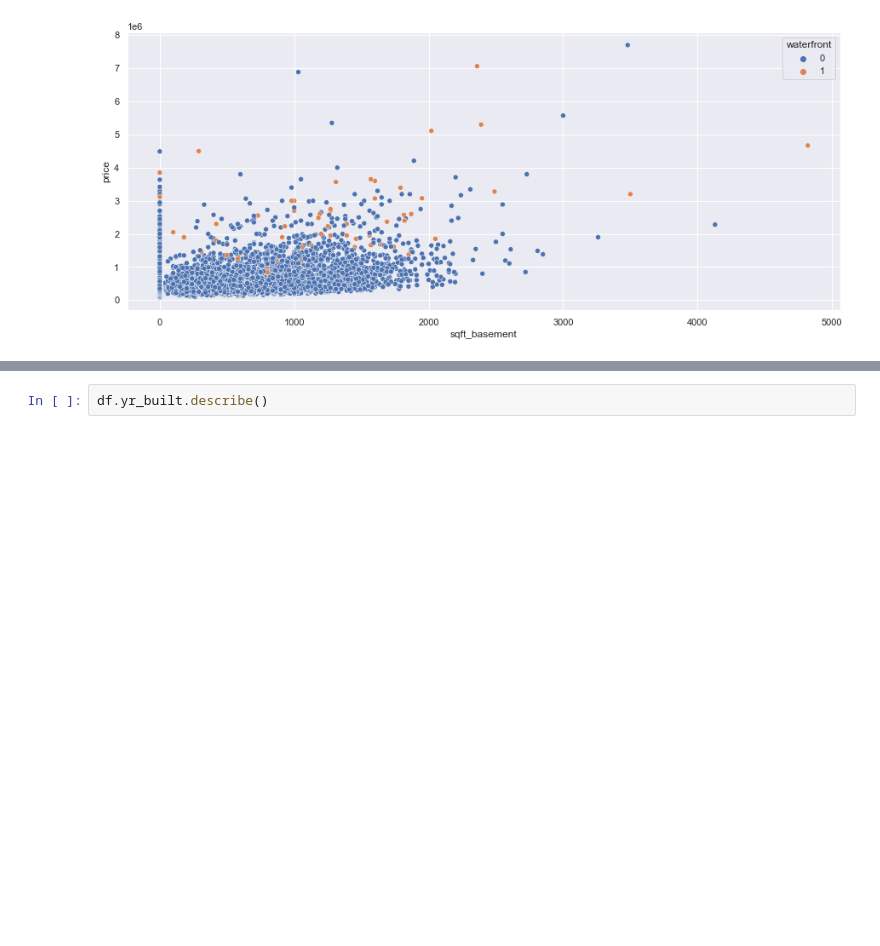
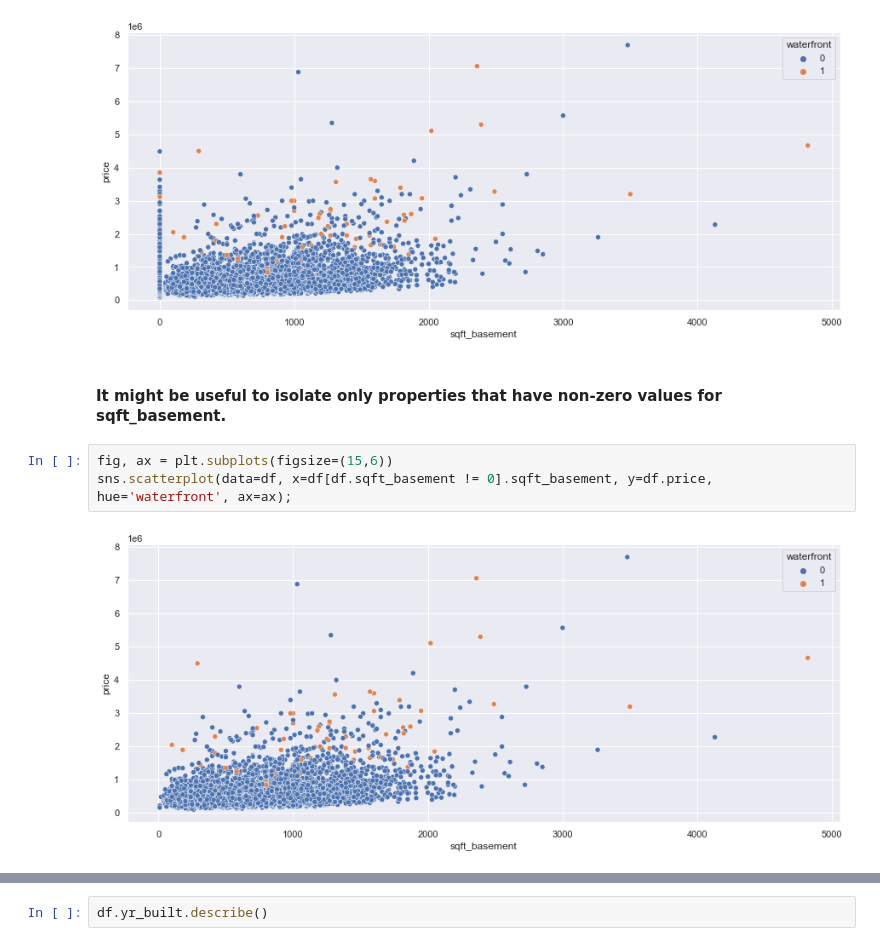
Before and after one commit to mike-flanagan/king_county_property_values_analysis_predictive_model, a Jupyter notebook: King_County_CRISP-DM-EDA.ipynb, the cells around one changed output, grey strips where cells are left out. Drawn from its saved outputs; the diff is of its cells as text; blank space fills up the shorter version.

```diff
--- a/King_County_CRISP-DM-EDA.ipynb
+++ b/King_County_CRISP-DM-EDA.ipynb
@@ -656,6 +797,13 @@ fig, ax = plt.subplots(figsize=(15,6))
 sns.scatterplot(data=df, x=df.sqft_basement, y=df.price, hue='waterfront', ax=ax);
 # %% [output]
 [figure]
+# %% [markdown]
+#### It might be useful to isolate only properties that have non-zero values for sqft_basement.
+# %%
+fig, ax = plt.subplots(figsize=(15,6))
+sns.scatterplot(data=df, x=df[df.sqft_basement != 0].sqft_basement, y=df.price, hue='waterfront', ax=ax);
+# %% [output]
+[figure, added]
 # %% [markdown]
 #### yr_built
 - The year the house was initially built
```
Also changed, not shown: parts of 35 cells of this notebook.
